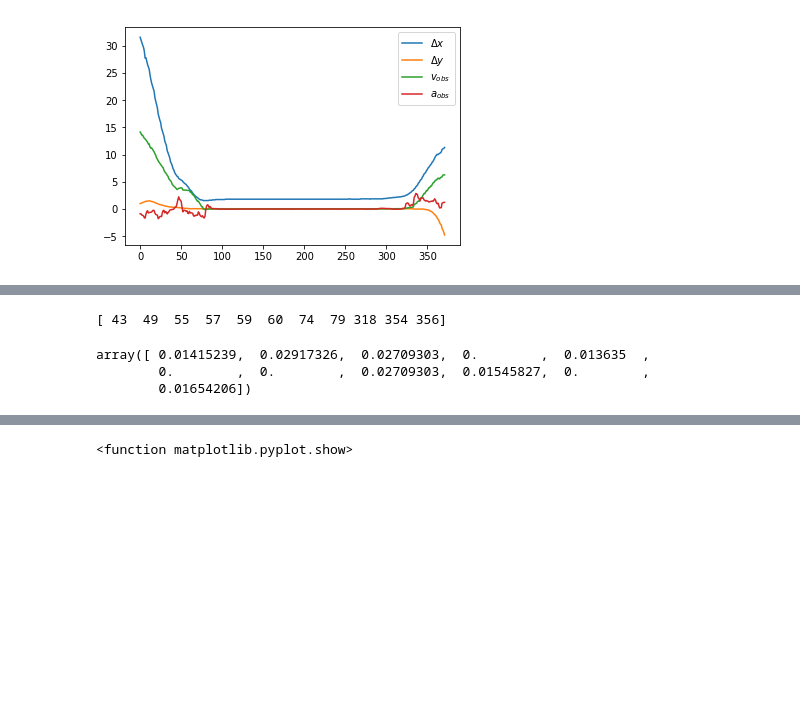
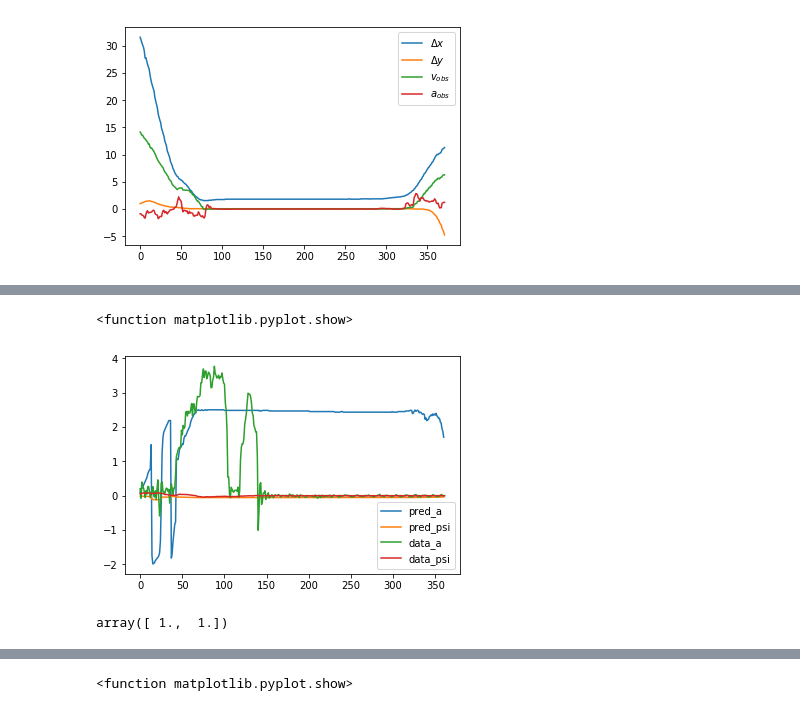
Before and after one commit to MoonBlvd/Sticky-HDP-HMM, a Jupyter notebook: hmm.ipynb, the cells around one changed output, grey strips where cells are left out. Cells and saved outputs as stored; diff of their text form; code cells hidden in the pictures; blank space fills up the shorter version.

Commit message:
try predict

```diff
--- a/hmm.ipynb
+++ b/hmm.ipynb
@@ -355,9 +411,0 @@ p_trans 0.943409483337
-# %%
-state_change_idx = np.where(np.array(hmm.test_trans_list)<0.9)[0]
-print(state_change_idx)
-np.array(hmm.test_trans_list)[state_change_idx]
-# %% [output]
-[ 43  49  55  57  59  60  74  79 318 354 356]
-array([ 0.01415239,  0.02917326,  0.02709303,  0.        ,  0.013635  ,
-        0.        ,  0.        ,  0.02709303,  0.01545827,  0.        ,
-        0.01654206])
@@ -364,3 +414,12 @@ array([ 0.01415239,  0.02917326,  0.02709303,  0.        ,  0.013635  ,
+# %%
+prediction = np.array(hmm.pred_hidden_state_list)
+plt.plot(prediction)
+plt.plot(test_data[10:,[4,5]])
+plt.legend(['pred_a','pred_psi','data_a','data_psi'])
+plt.show
+# %% [output]
+<function matplotlib.pyplot.show>
+[figure, added]
 # %%
 '''
 Load the MRM data
@@ -413,6 +472,11 @@ ego_car_list = np.array(ego_car_list)
 ego_prob_list = np.array(ego_prob_list)
 obs_prob_list = np.array(obs_prob_list)
 violation_prob_list = np.array(violation_prob_list)
+# %%
+a = np.ones([5,3])
+a[1,0:2]
+# %% [output]
+array([ 1.,  1.])
 # %%
 
 '''
```
Also changed, not shown: parts of 11 cells of this notebook.
